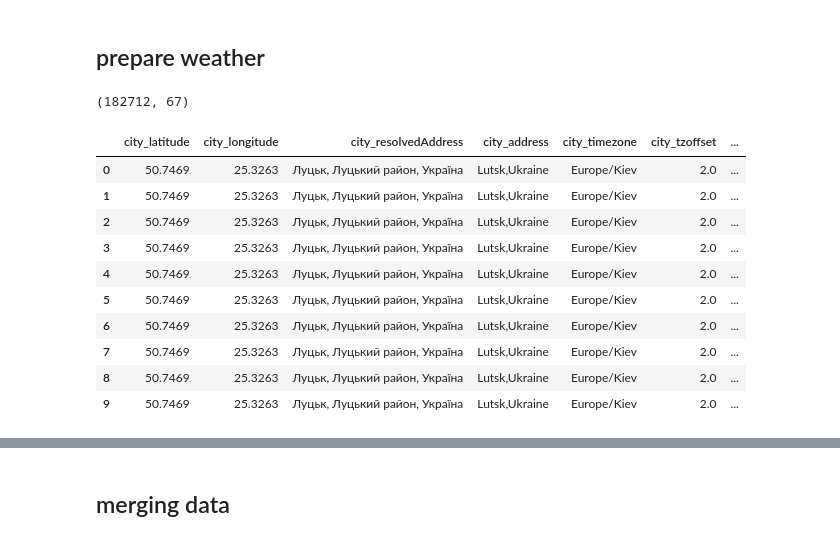
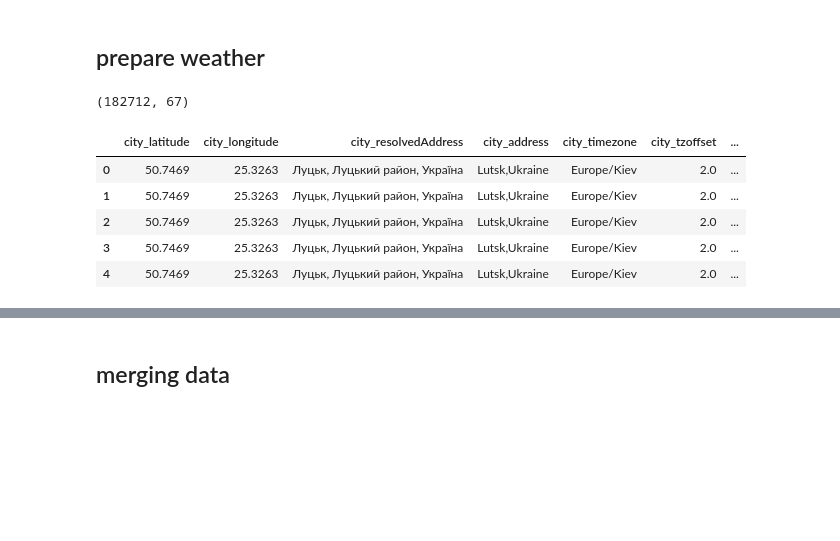
Before and after one commit to tmyroniuk/Naukma_api_project, a Jupyter notebook: 2.3. Data Preprocessing.ipynb, the cells around one changed output, grey strips where cells are left out. Drawn from its saved outputs; the diff is of its cells as text; code cells hidden in the pictures; blank space fills up the shorter version.

```diff
--- a/2.3. Data Preprocessing.ipynb
+++ b/2.3. Data Preprocessing.ipynb
@@ -178,22 +85,18 @@ df_events_v2.head(10)
 # %% [markdown]
 ## prepare weather
 # %%
+# read weather time series set
 df_weather = pd.read_csv(f"{WEATHER_DATA_FOLDER}/{WEATHER_DATA_FILE}")
 df_weather["day_datetime"] = pd.to_datetime(df_weather["day_datetime"])
 
 print(df_weather.shape)
-df_weather.head(10)
+df_weather.head(5)
 # %% [output]
 (182712, 67)
 |  | city_latitude | city_longitude | city_resolvedAddress | city_address | city_timezone | city_tzoffset | ... |
 | 0 | 50.7469 | 25.3263 | Луцьк, Луцький район, Україна | Lutsk,Ukraine | Europe/Kiev | 2.0 | ... |
 | 1 | 50.7469 | 25.3263 | Луцьк, Луцький район, Україна | Lutsk,Ukraine | Europe/Kiev | 2.0 | ... |
 | 2 | 50.7469 | 25.3263 | Луцьк, Луцький район, Україна | Lutsk,Ukraine | Europe/Kiev | 2.0 | ... |
 | 3 | 50.7469 | 25.3263 | Луцьк, Луцький район, Україна | Lutsk,Ukraine | Europe/Kiev | 2.0 | ... |
 | 4 | 50.7469 | 25.3263 | Луцьк, Луцький район, Україна | Lutsk,Ukraine | Europe/Kiev | 2.0 | ... |
-| 5 | 50.7469 | 25.3263 | Луцьк, Луцький район, Україна | Lutsk,Ukraine | Europe/Kiev | 2.0 | ... |
-| 6 | 50.7469 | 25.3263 | Луцьк, Луцький район, Україна | Lutsk,Ukraine | Europe/Kiev | 2.0 | ... |
-| 7 | 50.7469 | 25.3263 | Луцьк, Луцький район, Україна | Lutsk,Ukraine | Europe/Kiev | 2.0 | ... |
-| 8 | 50.7469 | 25.3263 | Луцьк, Луцький район, Україна | Lutsk,Ukraine | Europe/Kiev | 2.0 | ... |
-| 9 | 50.7469 | 25.3263 | Луцьк, Луцький район, Україна | Lutsk,Ukraine | Europe/Kiev | 2.0 | ... |
 # %%
```
Also changed, not shown: parts of 40 cells of this notebook.
